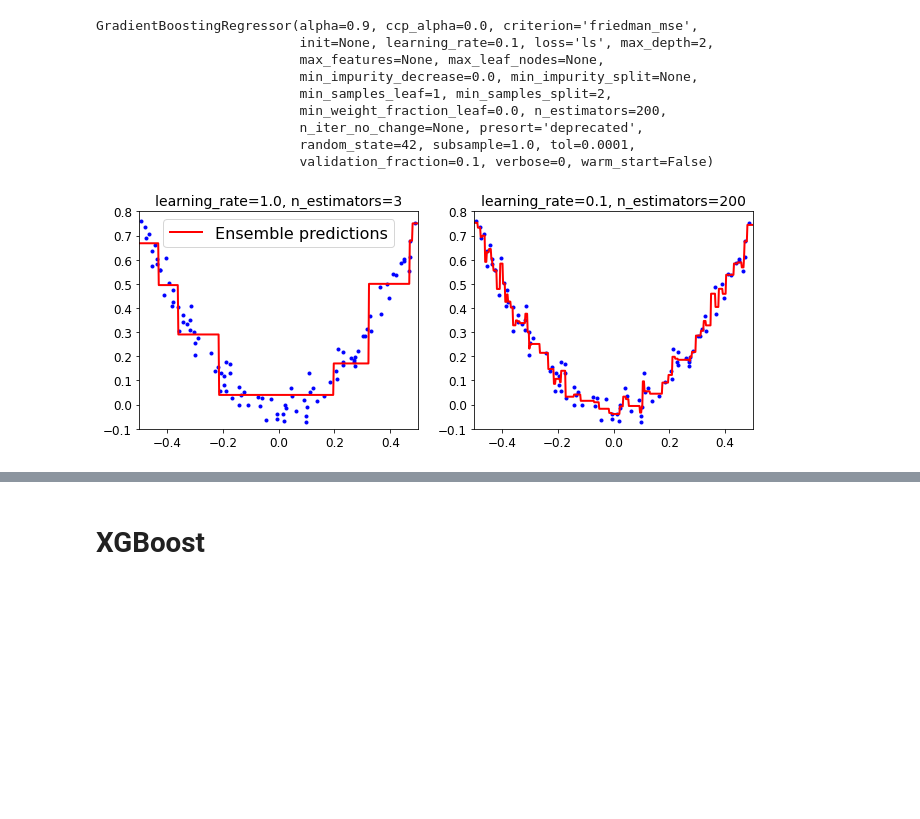
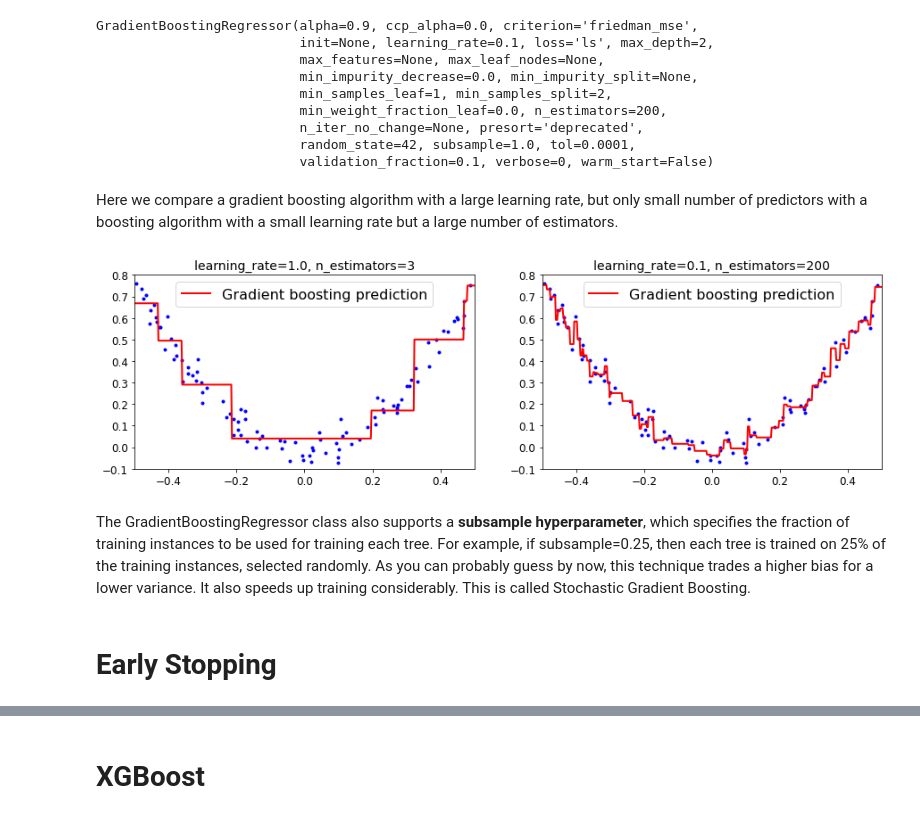
Before and after one commit to iubh/DLMDSML01, a Jupyter notebook: Q_A_Sessions/05_decision_trees_ensemble_methods/09_boosting_methods.ipynb, the cells around one changed output, grey strips where cells are left out. Drawn from its saved outputs; the diff is of its cells as text; code cells hidden in the pictures; blank space fills up the shorter version.

Commit message:
update of boosting trees notebook and on open questions

```diff
--- a/Q_A_Sessions/05_decision_trees_ensemble_methods/09_boosting_methods.ipynb
+++ b/Q_A_Sessions/05_decision_trees_ensemble_methods/09_boosting_methods.ipynb
@@ -179,17 +196,28 @@ GradientBoostingRegressor(alpha=0.9, ccp_alpha=0.0, criterion='friedman_mse',
                           n_iter_no_change=None, presort='deprecated',
                           random_state=42, subsample=1.0, tol=0.0001,
                           validation_fraction=0.1, verbose=0, warm_start=False)
+# %% [markdown]
+Here we compare a gradient boosting algorithm with a large learning rate, but only small number of predictors with a boosting algorithm with a small learning rate but a large number of estimators.
 # %%
-plt.figure(figsize=(11,4))
+plt.figure(figsize=(15,4))
 
 plt.subplot(121)
-plot_predictions([gbrt], X, y, axes=[-0.5, 0.5, -0.1, 0.8], label="Ensemble predictions")
+plot_predictions([gbrt], X, y, axes=[-0.5, 0.5, -0.1, 0.8], label="Gradient boosting prediction")
 plt.title("learning_rate={}, n_estimators={}".format(gbrt.learning_rate, gbrt.n_estimators), fontsize=14)
 
 plt.subplot(122)
-plot_predictions([gbrt_slow], X, y, axes=[-0.5, 0.5, -0.1, 0.8])
+plot_predictions([gbrt_slow], X, y, axes=[-0.5, 0.5, -0.1, 0.8], label="Gradient boosting prediction")
 plt.title("learning_rate={}, n_estimators={}".format(gbrt_slow.learning_rate, gbrt_slow.n_estimators), fontsize=14)
 
 plt.show()
 # %% [output]
-[figure, old version]
+[figure, new version]
+# %% [markdown]
+The GradientBoostingRegressor class also supports a **subsample hyperparameter**,
+which specifies the fraction of training instances to be used for training each tree. For
+example, if subsample=0.25, then each tree is trained on 25% of the training instances,
+selected randomly. As you can probably guess by now, this technique trades a
+higher bias for a lower variance. It also speeds up training considerably. This is called
+Stochastic Gradient Boosting.
+# %% [markdown]
+# Early Stopping
```
Also changed, not shown: parts of 91 cells of this notebook, 9 other files.
